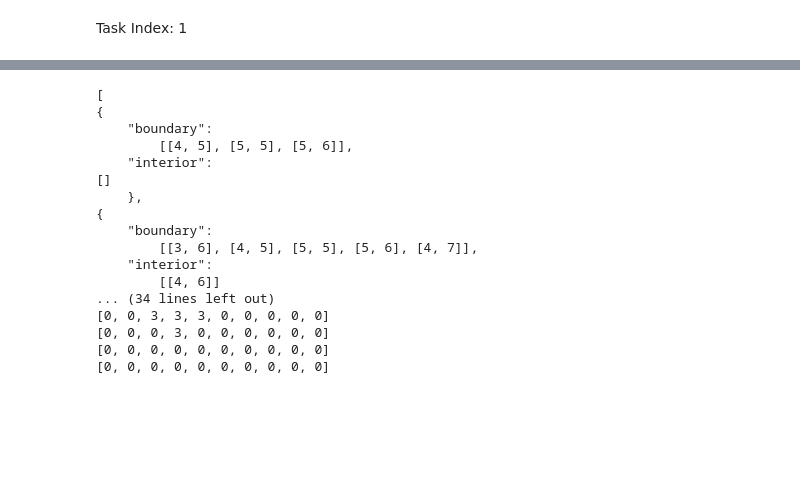
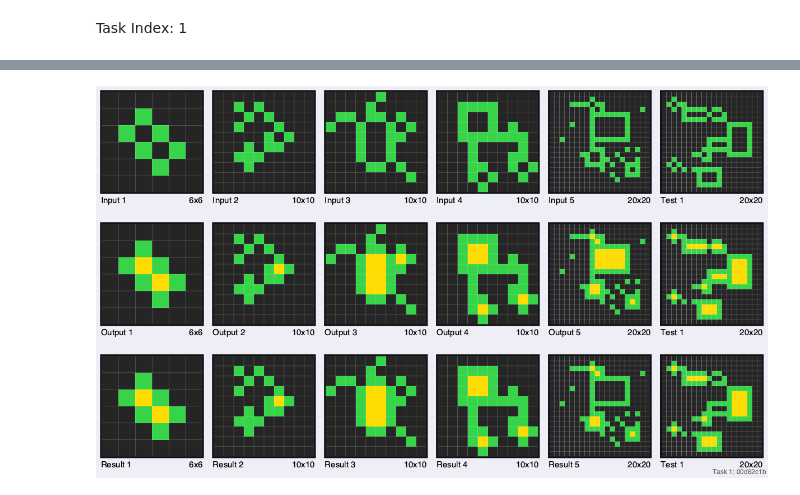
Before and after one commit to mshokrnezhad/ARC, a Jupyter notebook: solutions/create_solutions.ipynb, the cells around one changed output, grey strips where cells are left out. Saved outputs shown, nothing was run; the diff lists cells and outputs as text; code cells hidden in the pictures; blank space fills up the shorter version.

Commit message:
the compositional solution for tho first tasks have been added to create_solution.ipynb

```diff
--- a/solutions/create_solutions.ipynb
+++ b/solutions/create_solutions.ipynb
@@ -107,57 +56,0 @@ display(Image(filename=f'{data_path}figs/train/original/train_task_{index}.png')
-# %%
-import json
-
-
-
-# Sample grid
-grid = [[0, 0, 0, 0, 0, 0, 0, 0, 0, 0],
-                [0, 0, 3, 0, 3, 0, 0, 0, 0, 0],
-                [0, 0, 0, 3, 0, 3, 0, 0, 0, 0],
-                [0, 0, 3, 0, 0, 0, 3, 0, 0, 0],
-                [0, 0, 0, 0, 0, 3, 0, 3, 0, 0],
-                [0, 0, 0, 3, 0, 3, 3, 0, 0, 0],
-                [0, 0, 3, 3, 3, 0, 0, 0, 0, 0],
-                [0, 0, 0, 3, 0, 0, 0, 0, 0, 0],
-                [0, 0, 0, 0, 0, 0, 0, 0, 0, 0],
-                [0, 0, 0, 0, 0, 0, 0, 0, 0, 0]
-            ]
-
-x = 3  # Value representing the loop
-y = 4  # New value to change the loop cells to
-
-# Find loops with their interiors
-loops = find_loops(grid)
-
-# Output the loops as JSON objects
-pretty_print_json(loops)
-
-# Collect all elements (boundary and interior) from loops
-all_elements = []
-for loop in loops:
-    all_elements.extend(loop['interior'])
-
-# Change the color of the collected elements using the generalized function
-change_elements_color(grid, all_elements, y)
-
-# Output the modified grid
-print("\nModified Grid:")
-for row in grid:
-    print(row)
-# %% [output]
-[
-{
-    "boundary":
-        [[4, 5], [5, 5], [5, 6]],
-    "interior":
-[]
-    },
-{
-    "boundary":
-        [[3, 6], [4, 5], [5, 5], [5, 6], [4, 7]],
-    "interior":
-        [[4, 6]]
-... (34 lines left out)
-[0, 0, 3, 3, 3, 0, 0, 0, 0, 0]
-[0, 0, 0, 3, 0, 0, 0, 0, 0, 0]
-[0, 0, 0, 0, 0, 0, 0, 0, 0, 0]
-[0, 0, 0, 0, 0, 0, 0, 0, 0, 0]
@@ -163,0 +79,7 @@ for row in grid:
+# %%
+drawing = draw_task(train_task, index, id, include_test=True)
+output_drawing(drawing, f'{figs_path}solution_{index}_{id}.png')
+
+display(Image(filename=f'{figs_path}solution_{index}_{id}.png'))
+# %% [output]
+[figure, added]
```
Also changed, not shown: parts of 6 cells of this notebook, 2 other files.
